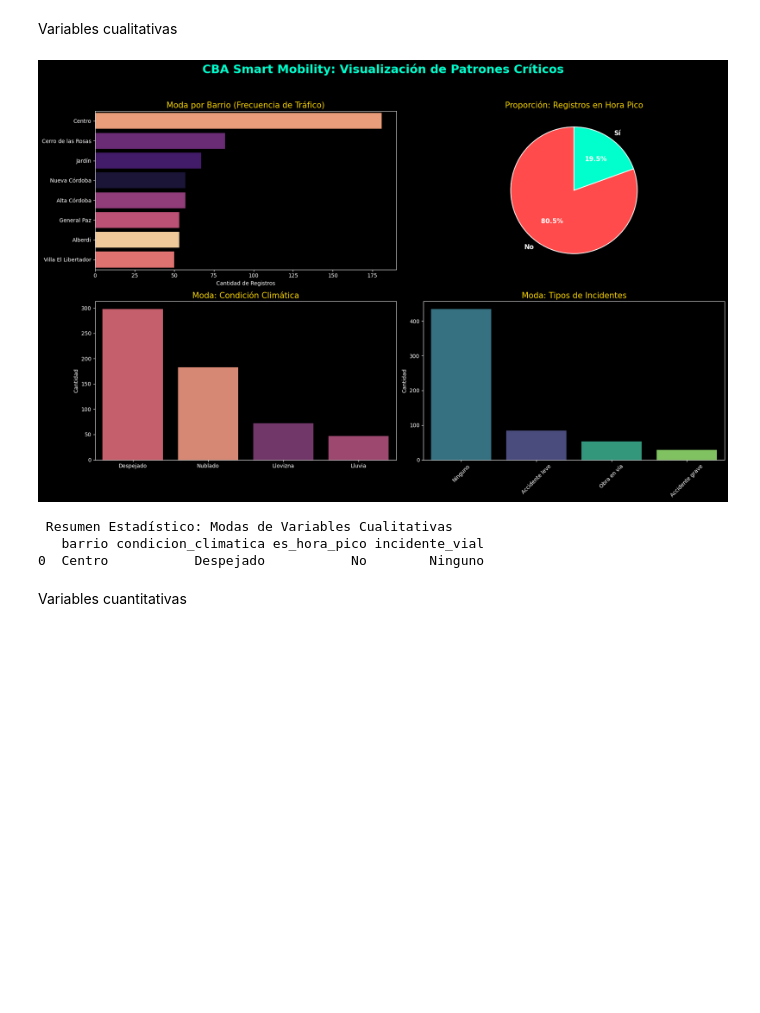
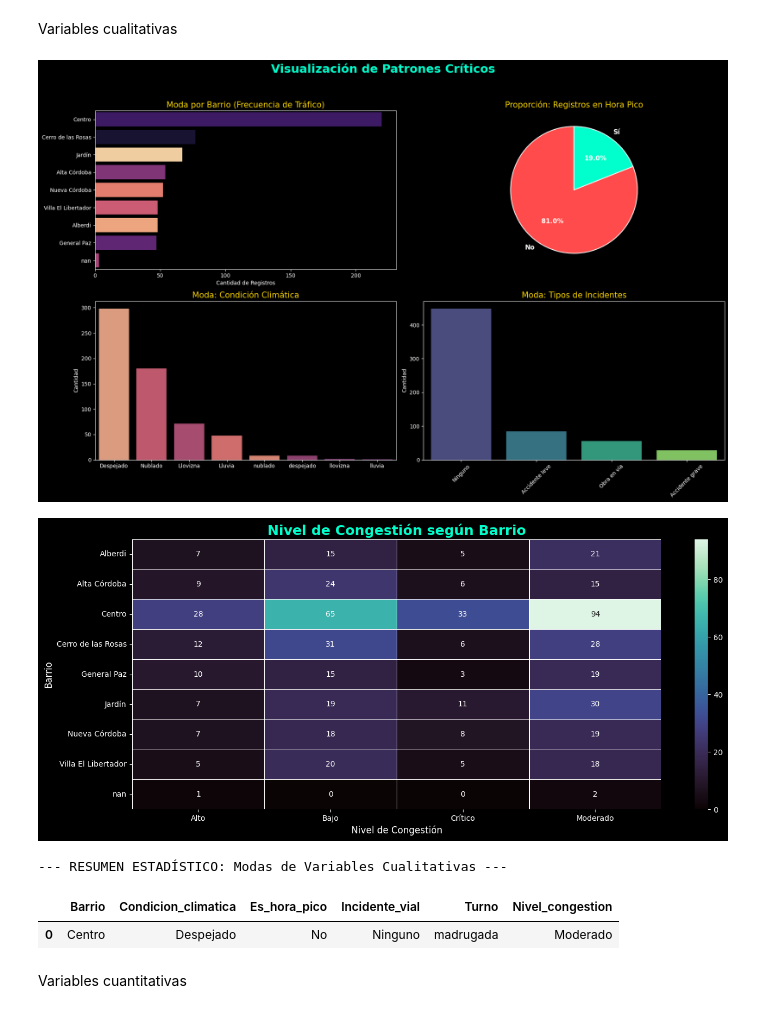
Before and after one commit to VALESOLCORTEZ/ABP-M-dulo-Analista-de-Datos-1, a Jupyter notebook: ABP_Modulo_Analista_Grupo_16.ipynb, the cells around one changed output. Saved outputs shown, nothing was run; the diff lists cells and outputs as text; code cells hidden in the pictures; blank space fills up the shorter version.

```diff
--- a/ABP_Modulo_Analista_Grupo_16.ipynb
+++ b/ABP_Modulo_Analista_Grupo_16.ipynb
@@ -187,0 +118,4 @@ Tipo de suceso que interrumpe el flujo normal (Accidente, Obra, Ninguno).
+# %%
+import pandas as pd
+df = pd.read_csv('Dataset_Trafico_Cordoba.csv')
+df
@@ -330,59 +581,81 @@ df_trafico_SmartCity.describe()
 # %% [markdown]
 Variables cualitativas
 # %%
-# Visualización de Variables Cualitativas (Modas)
+
+import plotly.express as px
+import plotly.graph_objects as go
+
+# 1. VISUALIZACIÓN DE VARIABLES CUALITATIVAS (MODAS Y DISTRIBUCIONES)
 
 # Configuración de estética para modo oscuro (Dark Mode)
 plt.style.use('dark_background')
 fig, axes = plt.subplots(2, 2, figsize=(18, 12))
-fig.suptitle('CBA Smart Mobility: Visualización de Patrones Críticos', color='#00FFCC', fontsize=22, weight='bold')
+fig.suptitle('Visualización de Patrones Críticos', color='#00FFCC', fontsize=22, weight='bold')
 
-# 1. BARRIO: Gráfico de barras horizontales
-# Usamos la paleta 'magma' y ordenamos por frecuencia para identificar la Moda visualmente [6, 7]
-sns.countplot(data=df_trafico_SmartCity, y='barrio', ax=axes[0,0], palette='magma',
-              order=df_trafico_SmartCity['barrio'].value_counts().index, hue='barrio', legend=False)
+# 1. BARRIO
+sns.countplot(data=df_analisis_Final, y='Barrio', ax=axes[0,0], palette='magma',
+              order=df_analisis_Final['Barrio'].value_counts().index, hue='Barrio', legend=False)
 axes[0,0].set_title('Moda por Barrio (Frecuencia de Tráfico)', color='#FFD700', fontsize=15)
 axes[0,0].set_xlabel('Cantidad de Registros', color='white')
 axes[0,0].set_ylabel('')
 
-# 2. ES HORA PICO: Gráfico circular (torta)
-# Respetando los colores estratégicos: Rojo para Sí y Cian para No [7, 8]
-data_pico = df_trafico_SmartCity['es_hora_pico'].value_counts()
+# 2. HORA PICO
+# Hacemos el conteo original
+data_pico = df_analisis_Final['Es_hora_pico'].value_counts()
+
+# FILTRO: Nos quedamos estrictamente con las categorías válidas, descartando la basura
+data_pico = data_pico[data_pico.index.isin(['Sí', 'No'])]
+
+# Graficamos con seguridad
 axes[0,1].pie(data_pico, labels=data_pico.index, autopct='%1.1f%%',
                colors=['#FF4B4B', '#00FFCC'], startangle=90,
                textprops={'color':"white", 'weight': 'bold', 'fontsize': 12},
                wedgeprops={'edgecolor': 'white', 'linewidth': 1.5})
 axes[0,1].set_title('Proporción: Registros en Hora Pico', color='#FFD700', fontsize=15)
 
-# 3. CONDICIÓN CLIMÁTICA: Gráfico de barras verticales
-# Paleta 'flare' para diferenciar factores ambientales [7]
-sns.countplot(data=df_trafico_SmartCity, x='condicion_climatica', ax=axes[1,0], palette='flare',
-              order=df_trafico_SmartCity['condicion_climatica'].value_counts().index, hue='condicion_climatica', legend=False)
+# 3. CONDICIÓN CLIMÁTICA
+sns.countplot(data=df_analisis_Final, x='Condicion_climatica', ax=axes[1,0], palette='flare',
+              order=df_analisis_Final['Condicion_climatica'].value_counts().index, hue='Condicion_climatica', legend=False)
 axes[1,0].set_title('Moda: Condición Climática', color='#FFD700', fontsize=15)
 axes[1,0].set_xlabel('')
 axes[1,0].set_ylabel('Cantidad', color='white')
 
-# 4. INCIDENTE VIAL: Gráfico de barras verticales
-# Paleta 'viridis' y rotación de etiquetas para mayor legibilidad [7]
-sns.countplot(data=df_trafico_SmartCity, x='incidente_vial', ax=axes[1,1], palette='viridis',
-              order=df_trafico_SmartCity['incidente_vial'].value_counts().index, hue='incidente_vial', legend=False)
+# 4. INCIDENTE VIAL
+sns.countplot(data=df_analisis_Final, x='Incidente_vial', ax=axes[1,1], palette='viridis',
+              order=df_analisis_Final['Incidente_vial'].value_counts().index, hue='Incidente_vial', legend=False)
 axes[1,1].set_title('Moda: Tipos de Incidentes', color='#FFD700', fontsize=15)
 axes[1,1].set_xlabel('')
 axes[1,1].set_ylabel('Cantidad', color='white')
 axes[1,1].tick_params(axis='x', rotation=45)
 
 plt.tight_layout(rect=[0, 0.03, 1, 0.95])
 plt.show()
 
-# Cálculo numérico de la Moda para el informe técnico [4, 5]
-cualitativas = ['barrio', 'condicion_climatica', 'es_hora_pico', 'incidente_vial']
-resumen_cat = df_trafico_SmartCity[cualitativas].mode()
-print("\n Resumen Estadístico: Modas de Variables Cualitativas")
-print(resumen_cat)
+
+plt.figure(figsize=(14, 6))
+cruce_barrios_congestion = pd.crosstab(df_analisis_Final['Barrio'], df_analisis_Final['Nivel_congestion'])
+
+# 5. Congestión por barrio
+sns.heatmap(cruce_barrios_congestion, annot=True, cmap="mako", fmt='g', linewidths=.5)
+plt.title('Nivel de Congestión según Barrio', color='#00FFCC', fontsize=18, weight='bold')
+plt.ylabel('Barrio', color='white', fontsize=12)
+plt.xlabel('Nivel de Congestión', color='white', fontsize=12)
+plt.tight_layout()
+plt.show()
+
+
+
+# Resumen
+cualitativas = ['Barrio', 'Condicion_climatica', 'Es_hora_pico', 'Incidente_vial', 'Turno', 'Nivel_congestion']
+resumen_cat = df_analisis_Final[cualitativas].mode()
+
+print("\n--- RESUMEN ESTADÍSTICO: Modas de Variables Cualitativas ---")
+display(resumen_cat)
 # %% [output]
-[figure, old version]
+[figure, new version]
+[figure, added]
- Resumen Estadístico: Modas de Variables Cualitativas
-   barrio condicion_climatica es_hora_pico incidente_vial
-0  Centro           Despejado           No        Ninguno
+--- RESUMEN ESTADÍSTICO: Modas de Variables Cualitativas ---
+|  | Barrio | Condicion_climatica | Es_hora_pico | Incidente_vial | Turno | Nivel_congestion |
+| 0 | Centro | Despejado | No | Ninguno | madrugada | Moderado |
 # %% [markdown]
 Variables cuantitativas
```
Also changed, not shown: parts of 40 cells of this notebook.
